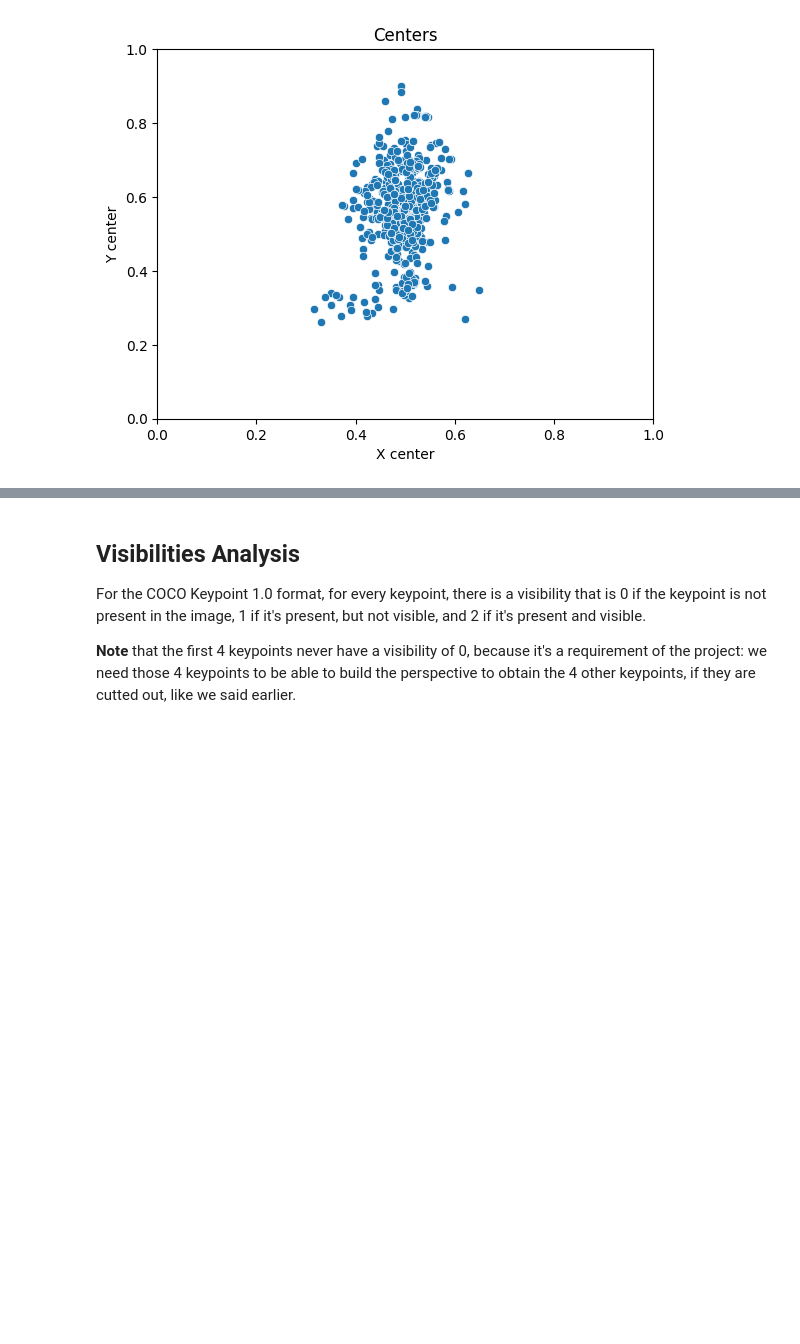
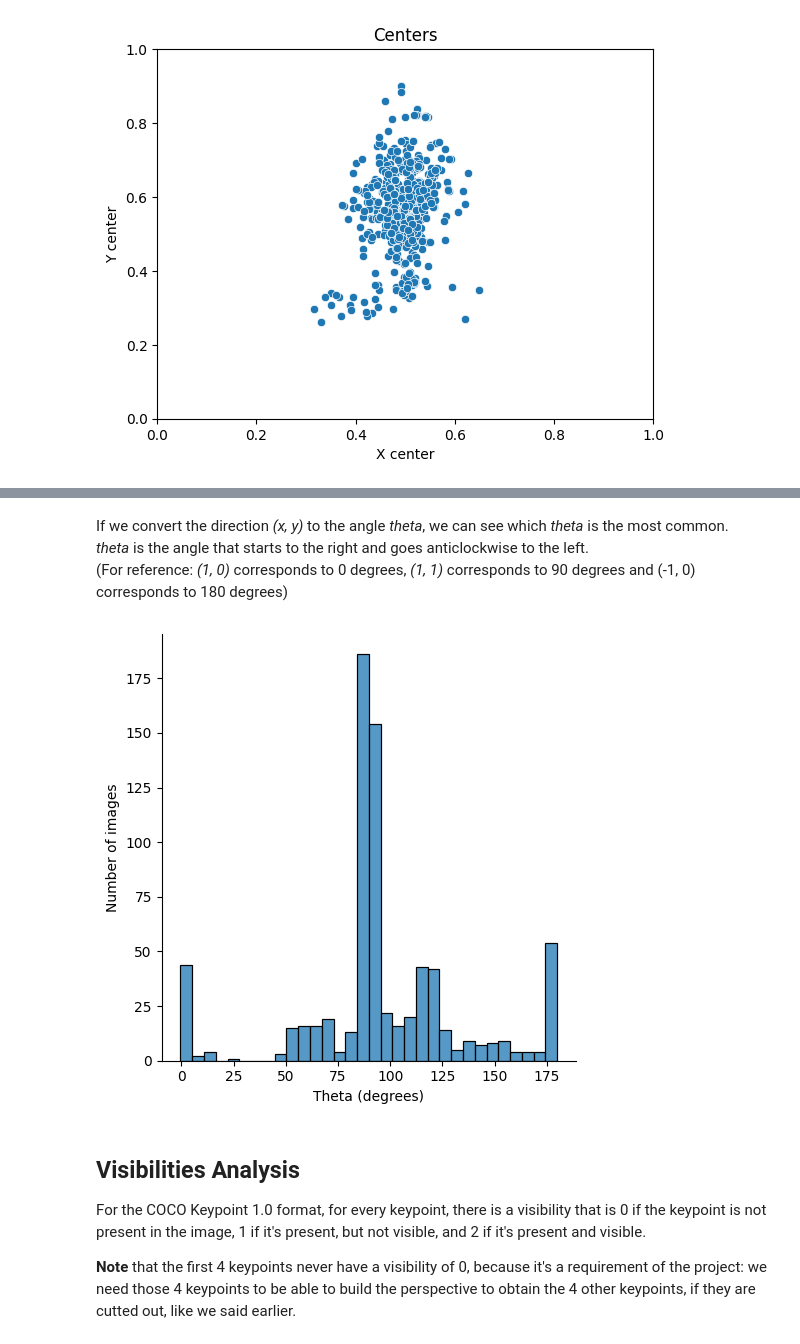
Before and after one commit to GiovaSpine/foosball-in-perspective-detection, a Jupyter notebook: notebooks/labels_profiling.ipynb, the cells around one changed output, grey strips where cells are left out. Drawn from its saved outputs; the diff is of its cells as text; code cells hidden in the pictures; blank space fills up the shorter version.

```diff
--- a/notebooks/labels_profiling.ipynb
+++ b/notebooks/labels_profiling.ipynb
@@ -45,3 +49,25 @@ plt.show()
+# %% [markdown]
+If we convert the direction *(x, y)* to the angle *theta*, we can see which *theta* is the most common.<br>
+*theta* is the angle that starts to the right and goes anticlockwise to the left.<br>
+(For reference: *(1, 0)* corresponds to 0 degrees, *(1, 1)* corresponds to 90 degrees and (-1, 0) corresponds to 180 degrees)
+# %%
+import matplotlib.pyplot as plt
+import seaborn as sns
+import math
+
+# let's convert the direction from (x, y) to theta
+# where theta is the angle going from 0, that is (1, 0) to 180 that is (-1, 0)
+
+df_aux = df.copy()
+theta = [math.degrees(math.atan2(y,x)) for x, y in df_aux["direction"]]
+df_aux = df_aux.assign(theta = theta)
+
+sns.displot(df_aux["theta"])
+plt.xlabel("Theta (degrees)")
+plt.ylabel("Number of images")
+plt.show()
+# %% [output]
+[figure, added]
 # %% [markdown]
 ## Visibilities Analysis
 For the COCO Keypoint 1.0 format, for every keypoint, there is a visibility that is 0 if the keypoint is not present in the image, 1 if it's present, but not visible, and 2 if it's present and visible.
```
Also changed, not shown: parts of 4 cells of this notebook, 2 other files.
